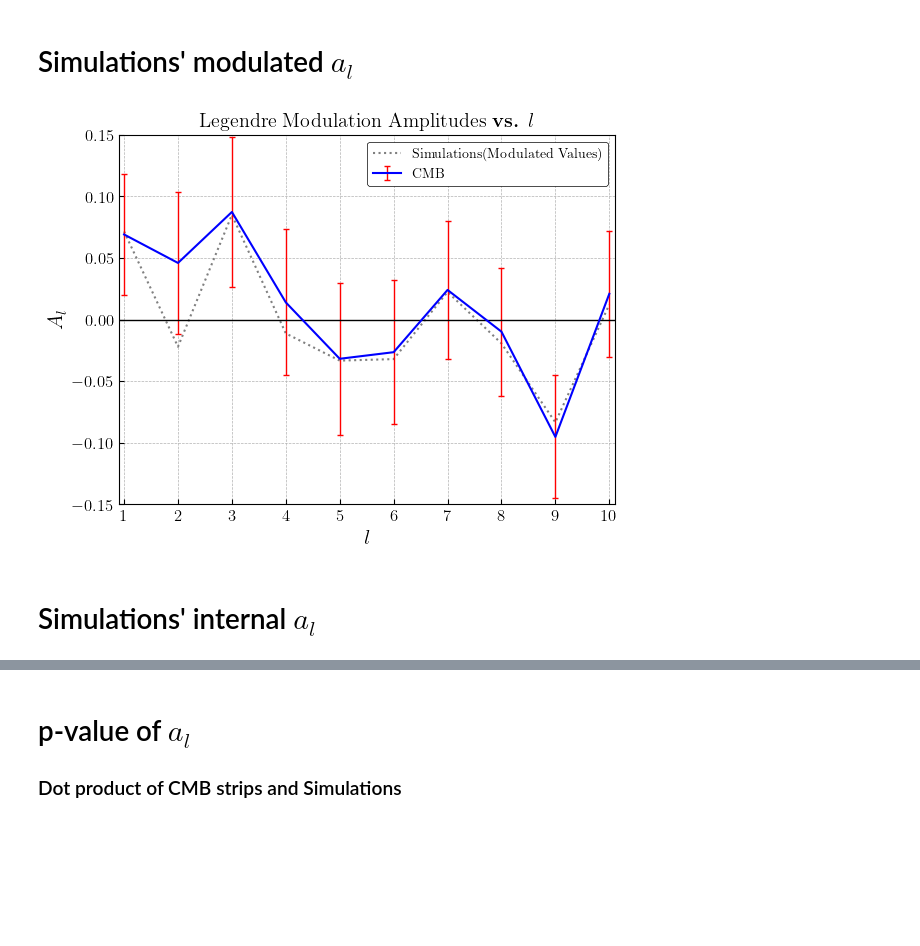
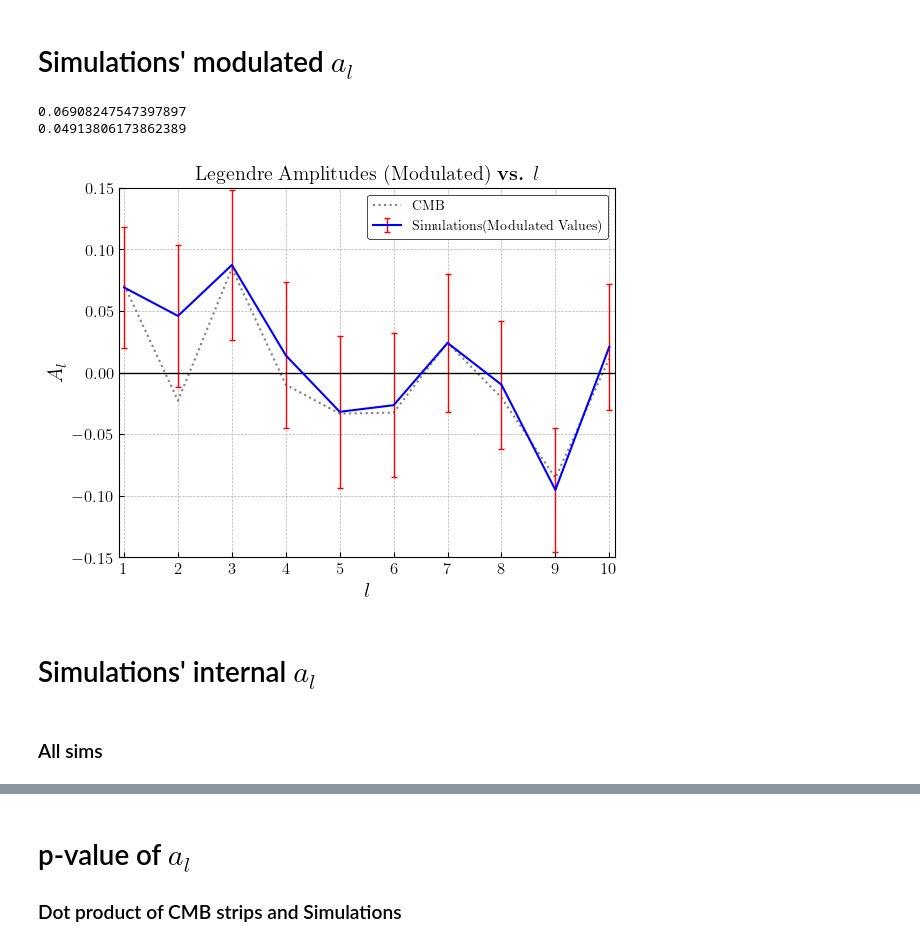
Before and after one commit to jamshidi3d/cmb_anomaly_detection, a Jupyter notebook: plotting.ipynb, the cells around one changed output, grey strips where cells are left out. Cells and saved outputs as stored; diff of their text form; code cells hidden in the pictures; blank space fills up the shorter version.

```diff
--- a/plotting.ipynb
+++ b/plotting.ipynb
@@ -57,45 +57,51 @@ plt.show()
 # %% [markdown]
 # Simulations' modulated $a_l$
 # %%
-cmb_a_l     = np.loadtxt('./output/cmb_a_l.txt')
-sims_a_l    = np.loadtxt('./output/sims_a_l.txt')
-max_l       = len(cmb_a_l) - 1
+cmb_a_l             = np.loadtxt('./output/cmb_a_l.txt')
+sims_modulated_a_l  = np.loadtxt('./output/sims_modulated_a_l.txt')
+max_l               = len(cmb_a_l) - 1
 
-avg_sims_result = np.mean(sims_a_l, axis=0)[1:]
-std_sims_result = np.std(sims_a_l, axis=0)[1:]
-l_coeff         = np.arange(max_l + 1)[1:]
+avg_sims_result = np.mean(sims_modulated_a_l, axis=0)
+std_sims_result = np.std(sims_modulated_a_l, axis=0)
+l_coeff         = np.arange(max_l + 1)
 
 with plt.style.context('bmh'):
-    fig, ax     = plt.subplots()
+    fig, ax  = plt.subplots()
 
     grey_col = (0.5,0.5,0.5,1)
-    # simulation values with modulation applied
-    ax.plot(l_coeff, avg_sims_result,
+    # cmb
+    ax.plot(l_coeff[1:], avg_sims_result[1:],
             linewidth=1.5, linestyle=':', color=grey_col,
-            label='Simulations(Modulated Values)')
+            label='CMB')
 
-    # cmb with errorbars taken from simulations
-    ax.errorbar(l_coeff, cmb_a_l[1:], std_sims_result,
-                color='blue', linewidth=1.5, label='CMB',
-                ecolor='red', elinewidth=1, capsize = 2)
+    # simulation values with errorbars
+    ax.errorbar(l_coeff[1:], cmb_a_l[1:], std_sims_result[1:],
+                color='blue', linewidth=1.5, label='Simulations(Modulated Values)',
+                linestyle='-', ecolor='red', elinewidth=1, capsize = 2)
 
     margin = 0.1
     ax.hlines([0], xmin = 1 - margin, xmax = max_l + margin, color='k', linestyle='-', linewidth=1)
     ax.set_xlim((1 - margin, max_l + margin))
     ax.set_ylim((-0.15, 0.15))
     ax.set_xticks(np.arange(1, max_l + 1, step=1))
     ax.set_xlabel(r'$l$', size=15)
     ax.set_ylabel(r'$A_l$', size=15)
-    ax.set_title(r'Legendre Modulation Amplitudes \textbf{vs.} $l$')
+    ax.set_title(r'Legendre Amplitudes (Modulated) \textbf{vs.} $l$')
     ax.legend()
     # ax.yaxis.grid(False)
     # Axis colors
     for spine in ax.spines.keys(): ax.spines[spine].set_color('k')
     ax.set_facecolor('white')
-    custom_save_fig(fig, 'legendre_mod_amp')
+    custom_save_fig(fig, '64_inpainted_a_l_sims_modulated')
+print(cmb_a_l[1])
+print(std_sims_result[1])
 plt.show()
 # %% [output]
+0.06908247547397897
+0.04913806173862389
-[figure, old version]
+[figure, new version]
 # %% [markdown]
 # Simulations' internal $a_l$
+# %% [markdown]
+### All sims
 # %%
```
Also changed, not shown: parts of 21 cells of this notebook.
